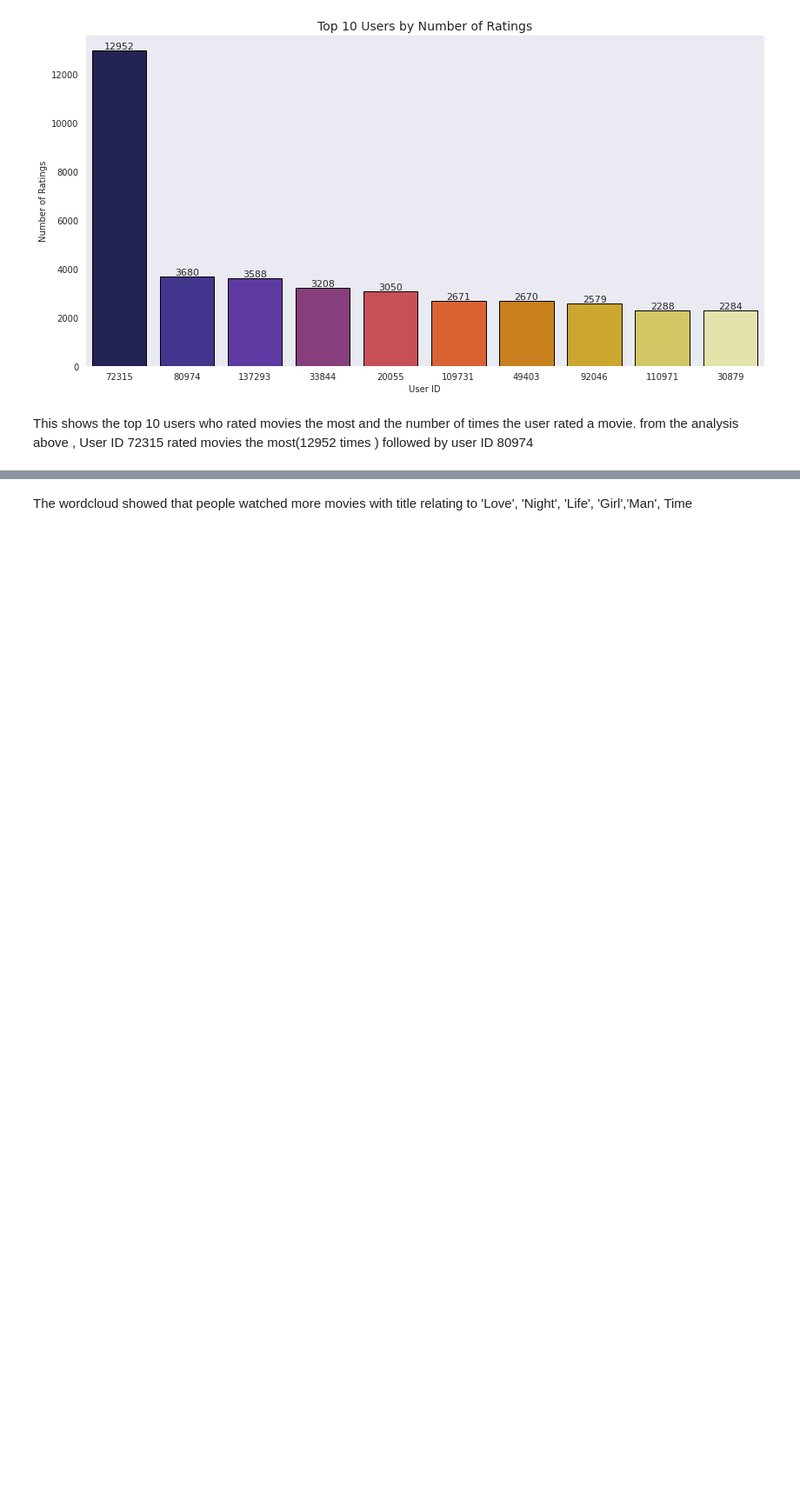
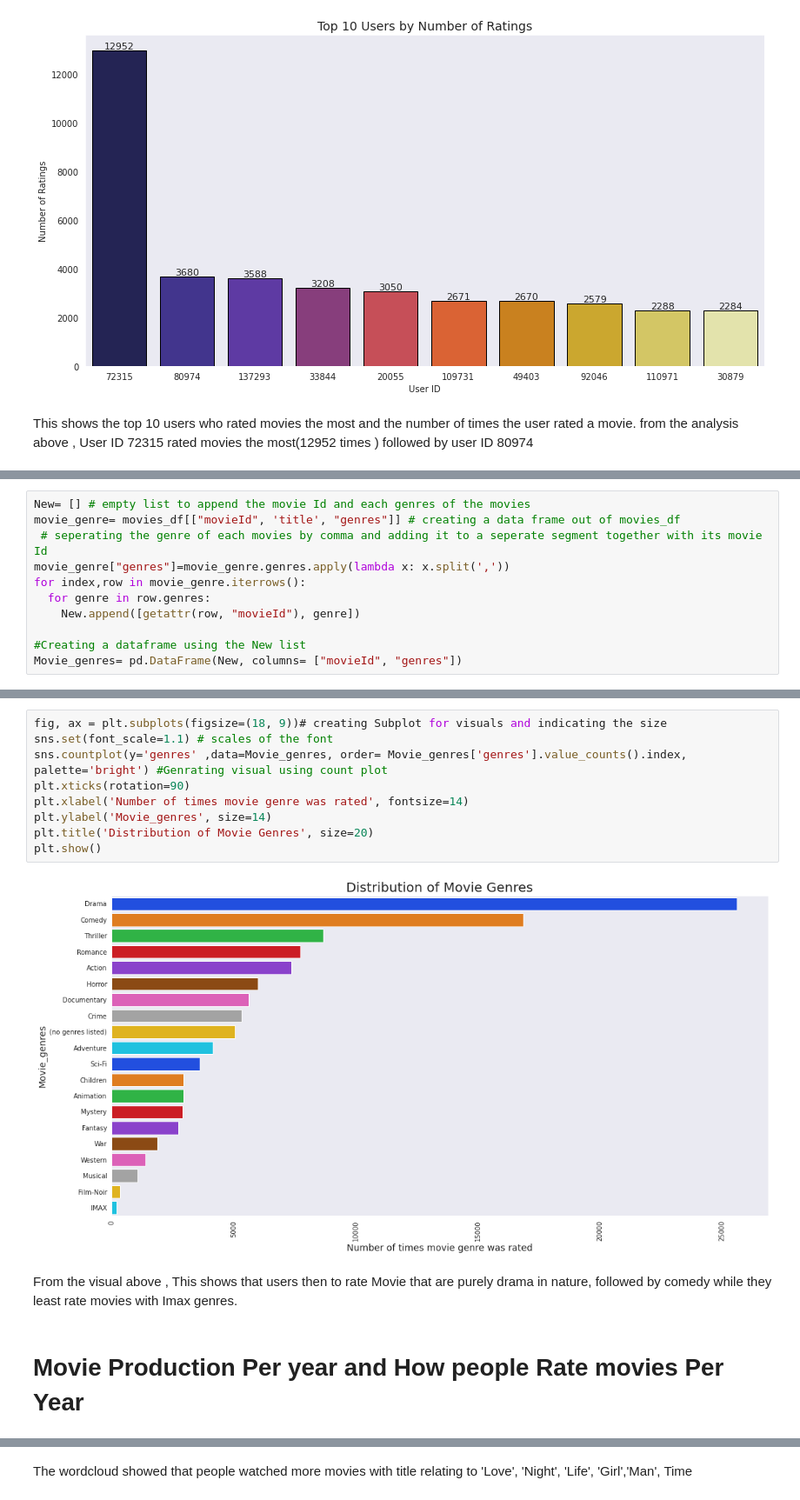
Before and after one commit to Emekadavid/unsupervised-movie-predictions, a Jupyter notebook: notebook/content_based_rating.ipynb, the cells around one changed output, grey strips where cells are left out. Shown at 87% size. Cells and saved outputs as stored; diff of their text form; blank space fills up the shorter version.

```diff
--- a/notebook/content_based_rating.ipynb
+++ b/notebook/content_based_rating.ipynb
@@ -699,0 +625,11 @@ plt.show()
+# %%
+New= [] # empty list to append the movie Id and each genres of the movies
+movie_genre= movies_df[["movieId", 'title', "genres"]] # creating a data frame out of movies_df
+ # seperating the genre of each movies by comma and adding it to a seperate segment together with its movie Id
+movie_genre["genres"]=movie_genre.genres.apply(lambda x: x.split(','))
+for index,row in movie_genre.iterrows():
+  for genre in row.genres:
+    New.append([getattr(row, "movieId"), genre])
+
+#Creating a dataframe using the New list
+Movie_genres= pd.DataFrame(New, columns= ["movieId", "genres"])
@@ -699,0 +645,15 @@ plt.show()
+# %%
+fig, ax = plt.subplots(figsize=(18, 9))# creating Subplot for visuals and indicating the size
+sns.set(font_scale=1.1) # scales of the font
+sns.countplot(y='genres' ,data=Movie_genres, order= Movie_genres['genres'].value_counts().index, palette='bright') #Genrating visual using count plot
+plt.xticks(rotation=90)
+plt.xlabel('Number of times movie genre was rated', fontsize=14)
+plt.ylabel('Movie_genres', size=14)
+plt.title('Distribution of Movie Genres', size=20)
+plt.show()
+# %% [output]
+[figure, added]
+# %% [markdown]
+From the visual above , This shows that users then to rate Movie that are purely drama in nature, followed by comedy while they least rate movies with Imax genres.
+# %% [markdown]
+# Movie Production Per year and How people Rate movies Per Year
```
Also changed, not shown: parts of 81 cells of this notebook.
